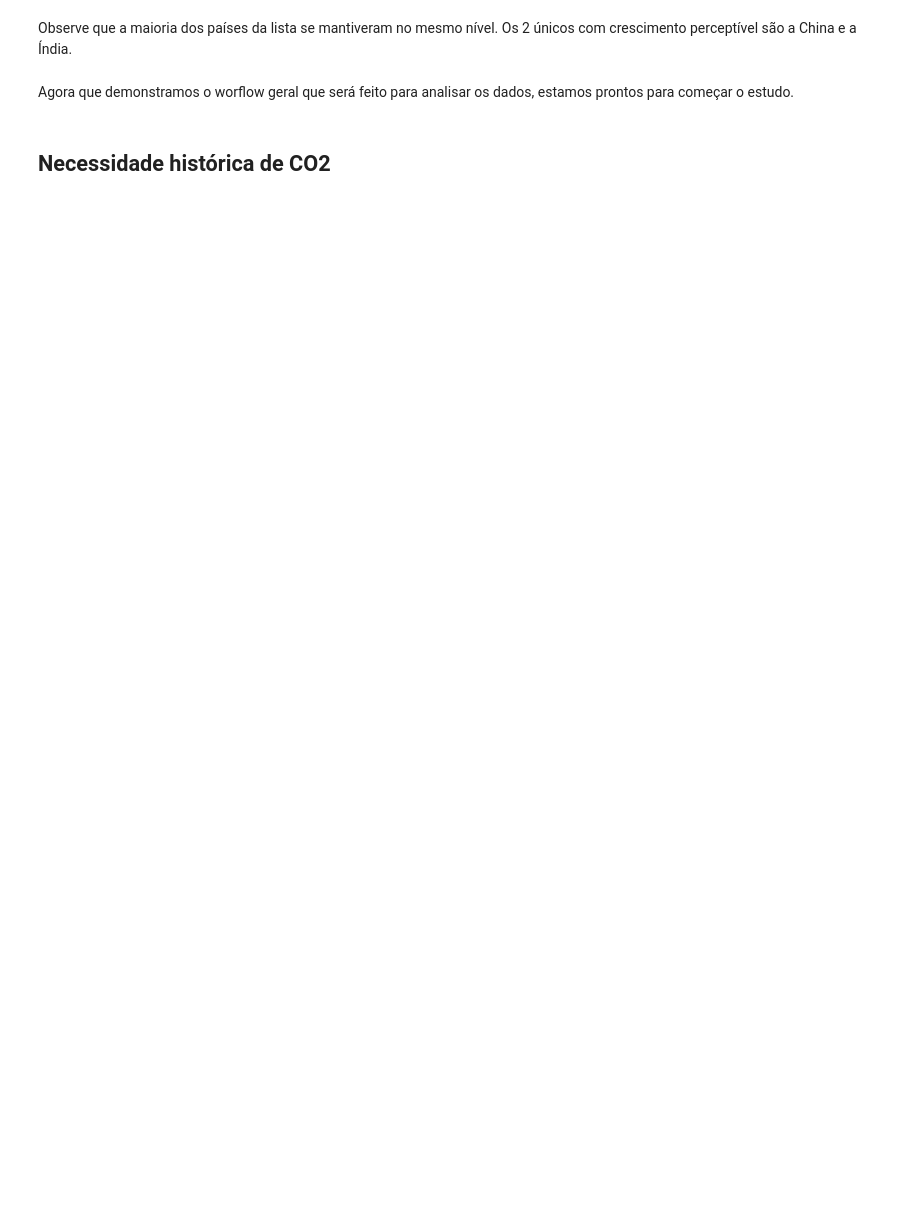
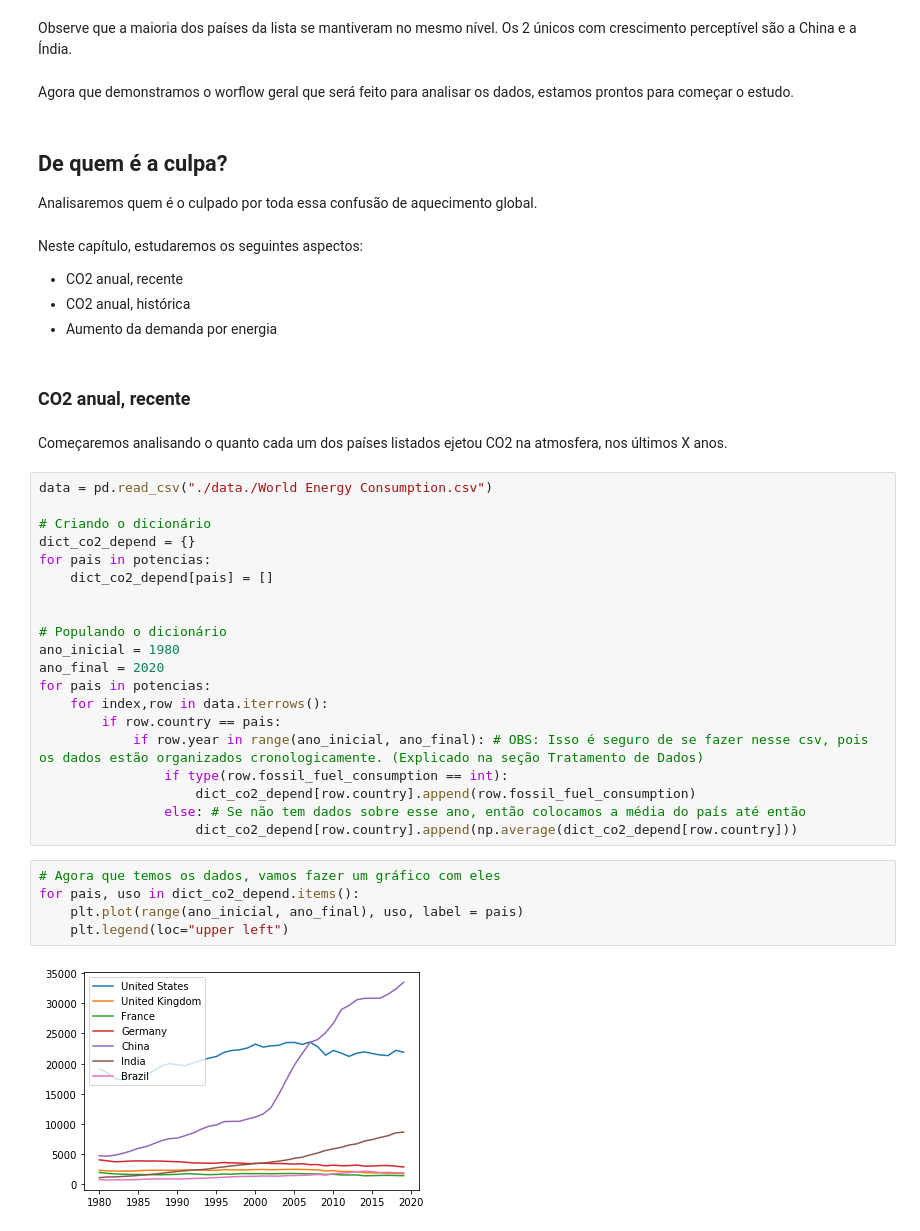
Before and after one commit to leoDomingos/Introducao-ao-aquecimento-global, a Jupyter notebook: main.ipynb, the cells around one changed output. Drawn from its saved outputs; the diff is of its cells as text; blank space fills up the shorter version.

Commit message:
co2 recente - feito
Necessário polir o texto e gráficos.

```diff
--- a/main.ipynb
+++ b/main.ipynb
@@ -76,5 +88,44 @@ for country, population in dict_resultado.items():
 Observe que a maioria dos países da lista se mantiveram no mesmo nível. Os 2 únicos com crescimento perceptível são a China e a Índia.
 # %% [markdown]
 Agora que demonstramos o worflow geral que será feito para analisar os dados, estamos prontos para começar o estudo.
-# %% [markdown]
-## Necessidade histórica de CO2
+# %% [markdown]
+## De quem é a culpa?
+
+Analisaremos quem é o culpado por toda essa confusão de aquecimento global.
+# %% [markdown]
+Neste capítulo, estudaremos os seguintes aspectos:
+
+* CO2 anual, recente
+* CO2 anual, histórica
+* Aumento da demanda por energia
+# %% [markdown]
+### CO2 anual, recente
+# %% [markdown]
+Começaremos analisando o quanto cada um dos países listados ejetou CO2 na atmosfera, nos últimos X anos.
+# %%
+data = pd.read_csv("./data./World Energy Consumption.csv")
+
+# Criando o dicionário
+dict_co2_depend = {}
+for pais in potencias:
+    dict_co2_depend[pais] = []
+
+
+# Populando o dicionário
+ano_inicial = 1980
+ano_final = 2020
+for pais in potencias:
+    for index,row in data.iterrows():
+        if row.country == pais:
+            if row.year in range(ano_inicial, ano_final): # OBS: Isso é seguro de se fazer nesse csv, pois os dados estão organizados cronologicamente. (Explicado na seção Tratamento de Dados)
+                if type(row.fossil_fuel_consumption == int):
+                    dict_co2_depend[row.country].append(row.fossil_fuel_consumption)
+                else: # Se não tem dados sobre esse ano, então colocamos a média do país até então
+                    dict_co2_depend[row.country].append(np.average(dict_co2_depend[row.country]))
+# %%
+# Agora que temos os dados, vamos fazer um gráfico com eles
+for pais, uso in dict_co2_depend.items():
+    plt.plot(range(ano_inicial, ano_final), uso, label = pais)
+    plt.legend(loc="upper left")
+# %% [output]
+[figure, added]
```
Also changed, not shown: parts of 5 cells of this notebook.
